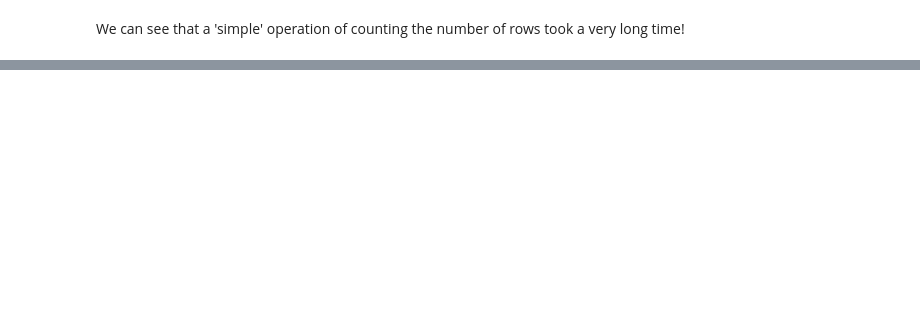
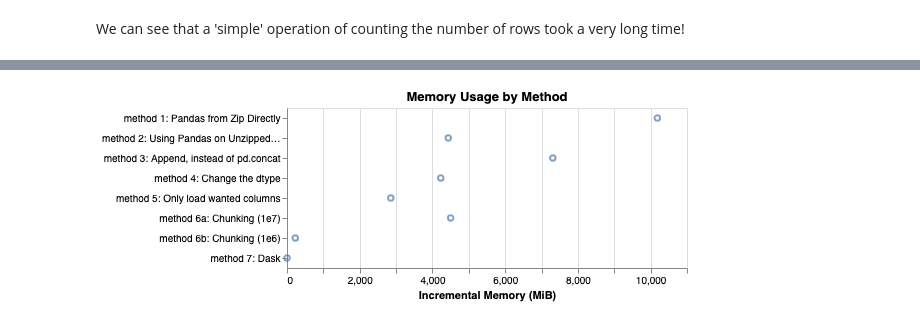
Before and after one commit to rtaph/cloud9, a Jupyter notebook: notebook/notebook.ipynb, the cells around one changed output, grey strips where cells are left out. Drawn from its saved outputs; the diff is of its cells as text; code cells hidden in the pictures; blank space fills up the shorter version.

```diff
--- a/notebook/notebook.ipynb
+++ b/notebook/notebook.ipynb
@@ -257,3 +298,6 @@ Wall time: 1min 6s
+# %%
+# assign memory profile to dict
+mem["method 6a: Chunking (1e7)"] = _
 # %%
 assert dat.shape[0] == 62467843
 # %% [markdown]
@@ -278,3 +325,6 @@ Wall time: 1min 24s
+# %%
+# assign memory profile to dict
+mem["method 6b: Chunking (1e6)"] = _
 # %%
 assert dat.shape[0] == 62467843
 # %% [markdown]
@@ -302,3 +353,6 @@ Wall time: 1.49 s
+# %%
+# assign memory profile to dict
+mem["method 7: Dask"] = _
 # %% [markdown]
 From the profiling, it is apparent that Dask has a negligible memory footprint.
 # %%
@@ -361,0 +422,8 @@ Calculating model-wise summarise also took a long time-- almost a minute!
+# %%
+memres = dict()
+for k, v in mem.items():
+    memres[k] = (v.mem_usage[0] - v.baseline)
+
+memres = pd.DataFrame(pd.Series(memres), columns=["memory"]).reset_index()
+
+memres
@@ -361,0 +440,7 @@ Calculating model-wise summarise also took a long time-- almost a minute!
+# %%
+alt.Chart(memres, title = "Memory Usage by Method").mark_point().encode(
+    alt.Y("index:N", title = ""),
+    alt.X("memory:Q", title = "Incremental Memory (MiB)")
+)
+# %% [output]
+[figure, added]
```
Also changed, not shown: parts of 26 cells of this notebook.
